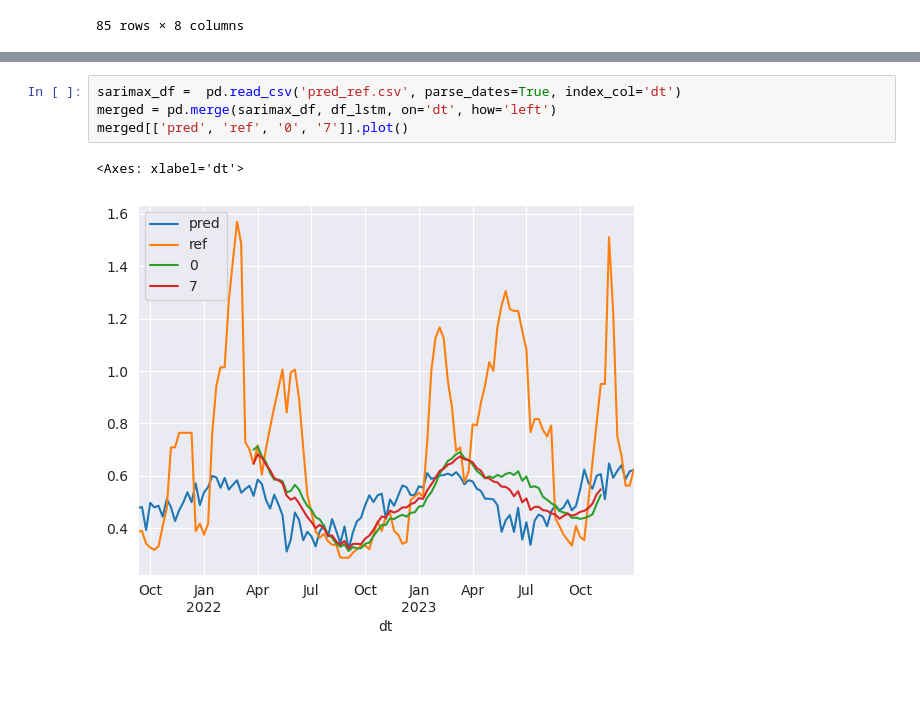
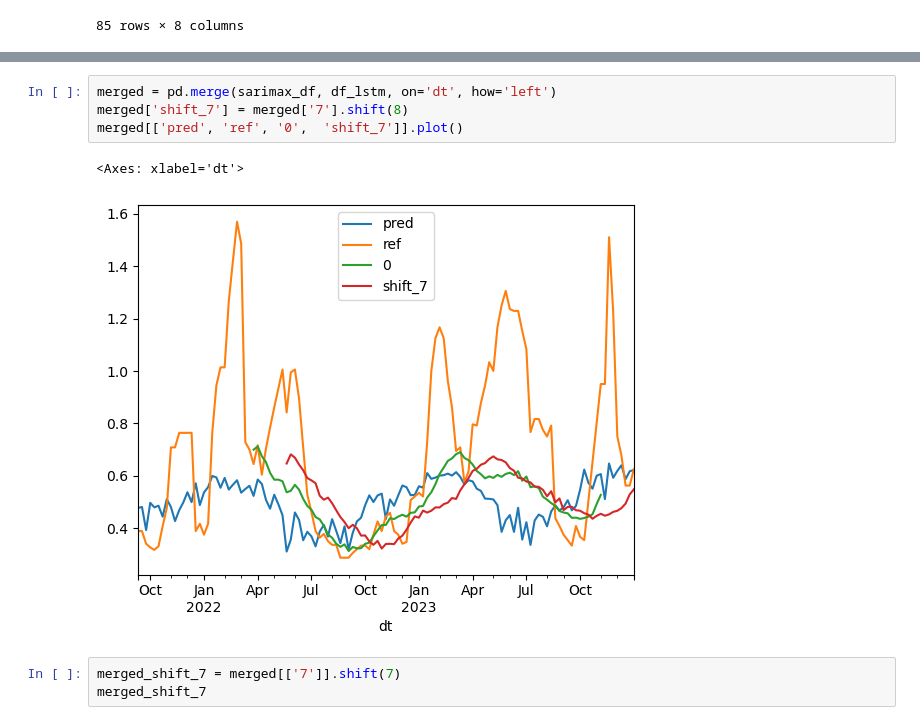
Before and after one commit to Patrick448/time-series-analysis, a Jupyter notebook: Notebooks/Part 2/SARIMAX_LSTM_COMPARISON.ipynb, the cells around one changed output, grey strips where cells are left out. Drawn from its saved outputs; the diff is of its cells as text; blank space fills up the shorter version.

```diff
--- a/Notebooks/Part 2/SARIMAX_LSTM_COMPARISON.ipynb
+++ b/Notebooks/Part 2/SARIMAX_LSTM_COMPARISON.ipynb
@@ -23,10 +41,13 @@ df_lstm
+# %%
+merged = pd.merge(sarimax_df, df_lstm, on='dt', how='left')
+merged['shift_7'] = merged['7'].shift(8)
+merged[['pred', 'ref', '0',  'shift_7']].plot()
+# %% [output]
+<Axes: xlabel='dt'>
+[figure, added]
 # %%
-sarimax_df =  pd.read_csv('pred_ref.csv', parse_dates=True, index_col='dt')
-merged = pd.merge(sarimax_df, df_lstm, on='dt', how='left')
-merged[['pred', 'ref', '0', '7']].plot()
+merged_shift_7 = merged[['7']].shift(7)
+merged_shift_7
-# %% [output]
-<Axes: xlabel='dt'>
-[figure, removed]
 # %%
 df_lstm.plot()
 df_sarimax.plot()
```
Also changed, not shown: parts of 2 cells of this notebook, 9 other files.
